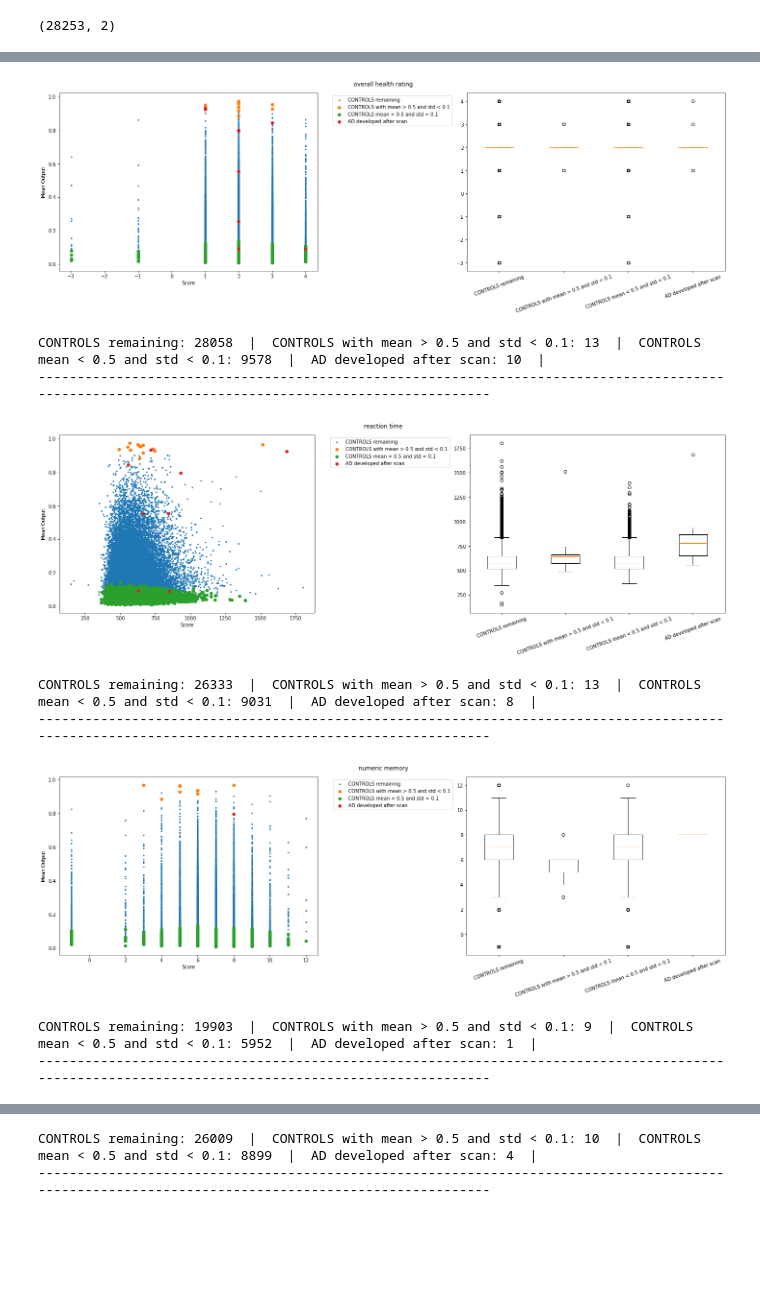
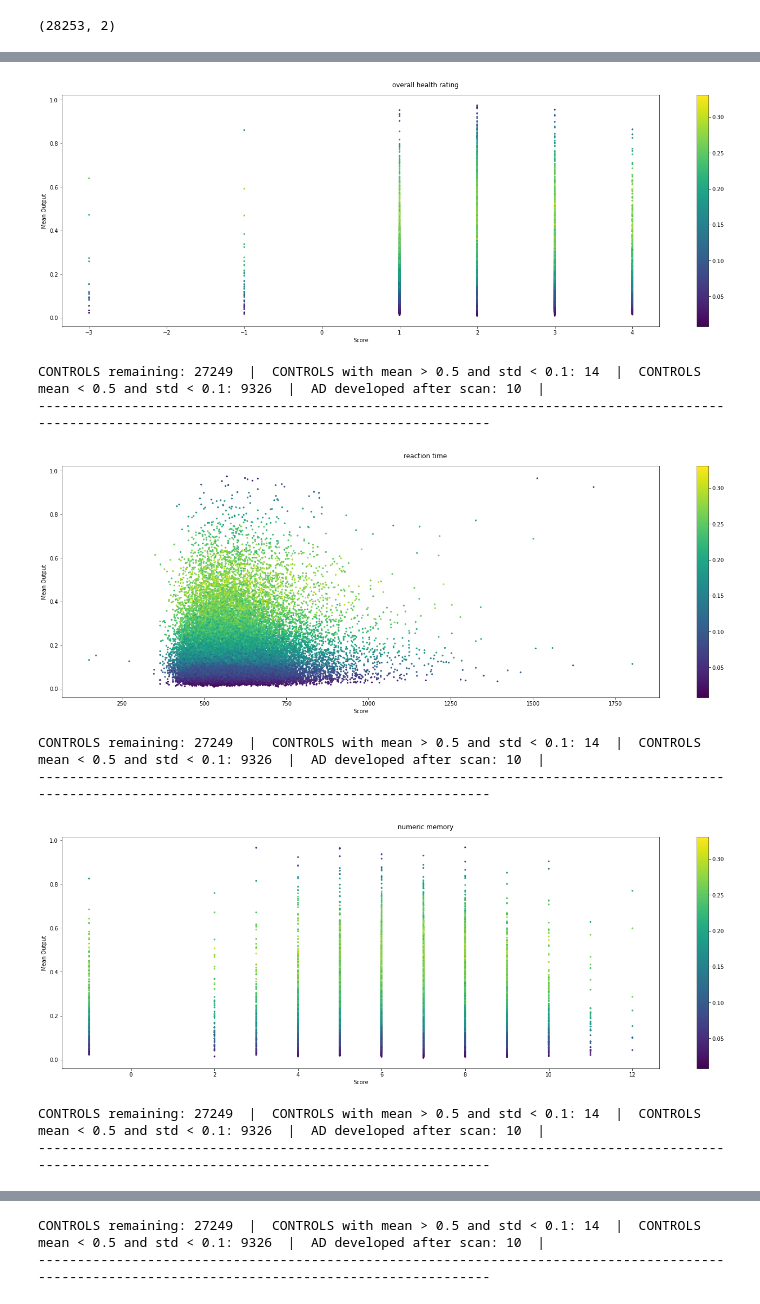
Before and after one commit to tighu20/adni_phenotypes, a Jupyter notebook: results/Phenotype Analysis.ipynb, the cells around one changed output, grey strips where cells are left out. Saved outputs shown, nothing was run; the diff lists cells and outputs as text; code cells hidden in the pictures; blank space fills up the shorter version.

```diff
--- a/results/Phenotype Analysis.ipynb
+++ b/results/Phenotype Analysis.ipynb
@@ -121,46 +216,37 @@ phenotype_mapping = {
+# %%
+dfs_to_plot = [
+    (other_controls, 'CONTROLS remaining'),
+    (certain_controls_predicted, 'CONTROLS with mean > 0.5 and std < 0.1'),
+    (certain_controls, 'CONTROLS mean < 0.5 and std < 0.1'),
+    (people_ad_later, 'AD developed after scan')
+]
+all_df = pd.concat([other_controls, certain_controls_predicted, certain_controls, people_ad_later])
 # %%
-dfs_to_plot = [
-    (other_controls, 'CONTROLS remaining'),
-    (certain_controls_predicted, 'CONTROLS with mean > 0.5 and std < 0.1'),
-    (certain_controls, 'CONTROLS mean < 0.5 and std < 0.1'),
-    (people_ad_later, 'AD developed after scan')
-]
+for col in ukb_phen.columns:
+    #all_col_data, all_ticks, shapes = [], [], []
 
-
-for col in ukb_phen.columns:
-    all_col_data, all_ticks, shapes = [], [], []
-    fig, axs = plt.subplots(1, 2, figsize=(20, 7))
-    for df, df_name in dfs_to_plot:
-        df_tmp = df.join(ukb_phen)[['mean', col]].dropna()
-
-        if df_name == 'CONTROLS remaining':
-            axs[0].scatter(df_tmp[col], df_tmp['mean'], label=df_name, s=5)
-        else:
-            axs[0].scatter(df_tmp[col], df_tmp['mean'], label=df_name)
-        all_col_data.append(df_tmp[col])
-        all_ticks.append(df_name)
-        shapes.append(df_tmp.shape[0])
-    axs[1].boxplot(all_col_data)
-    axs[1].set_xticklabels(all_ticks, rotation=20)
+    fig, ax = plt.subplots(figsize=(20, 7))
+    df_tmp = all_df.join(ukb_phen)[['mean', 'std', col]].dropna()
+    points = ax.scatter(df_tmp[col], df_tmp['mean'], label=df_name, s=5, c=df_tmp['std'])
 
     plt.suptitle(phenotype_mapping[col])
-    axs[0].legend( bbox_to_anchor=(1.05, 1), loc='upper left')
-    axs[0].set_xlabel('Score')
-    axs[0].set_ylabel('Mean Output')
+    plt.colorbar(points)
+    ax.set_xlabel('Score')
+    ax.set_ylabel('Mean Output')
     plt.tight_layout()
     plt.show()
     plt.close()
 
     for i, val in enumerate(shapes):
         print(f'{all_ticks[i]}: {val}', end='  |  ')
     print('\n--------------------------------------------------------------------------------------------------------------------------------------------------')
 # %% [output]
-[figure, old version]
+[figure, new version]
-CONTROLS remaining: 28058  |  CONTROLS with mean > 0.5 and std < 0.1: 13  |  CONTROLS mean < 0.5 and std < 0.1: 9578  |  AD developed after scan: 10  |
+CONTROLS remaining: 27249  |  CONTROLS with mean > 0.5 and std < 0.1: 14  |  CONTROLS mean < 0.5 and std < 0.1: 9326  |  AD developed after scan: 10  |
 --------------------------------------------------------------------------------------------------------------------------------------------------
-[figure, old version]
+[figure, new version]
-CONTROLS remaining: 26333  |  CONTROLS with mean > 0.5 and std < 0.1: 13  |  CONTROLS mean < 0.5 and std < 0.1: 9031  |  AD developed after scan: 8  |
+CONTROLS remaining: 27249  |  CONTROLS with mean > 0.5 and std < 0.1: 14  |  CONTROLS mean < 0.5 and std < 0.1: 9326  |  AD developed after scan: 10  |
 --------------------------------------------------------------------------------------------------------------------------------------------------
-[figure, old version]
+[figure, new version]
-CONTROLS remaining: 19903  |  CONTROLS with mean > 0.5 and std < 0.1: 9  |  CONTROLS mean < 0.5 and std < 0.1: 5952  |  AD developed after scan: 1  |
+CONTROLS remaining: 27249  |  CONTROLS with mean > 0.5 and std < 0.1: 14  |  CONTROLS mean < 0.5 and std < 0.1: 9326  |  AD developed after scan: 10  |
 --------------------------------------------------------------------------------------------------------------------------------------------------
@@ -168,2 +254,2 @@ CONTROLS remaining: 19903  |  CONTROLS with mean > 0.5 and std < 0.1: 9  |  CONT
-CONTROLS remaining: 26009  |  CONTROLS with mean > 0.5 and std < 0.1: 10  |  CONTROLS mean < 0.5 and std < 0.1: 8899  |  AD developed after scan: 4  |
+CONTROLS remaining: 27249  |  CONTROLS with mean > 0.5 and std < 0.1: 14  |  CONTROLS mean < 0.5 and std < 0.1: 9326  |  AD developed after scan: 10  |
 --------------------------------------------------------------------------------------------------------------------------------------------------
```
Also changed, not shown: parts of 5 cells of this notebook, 2 other files.
